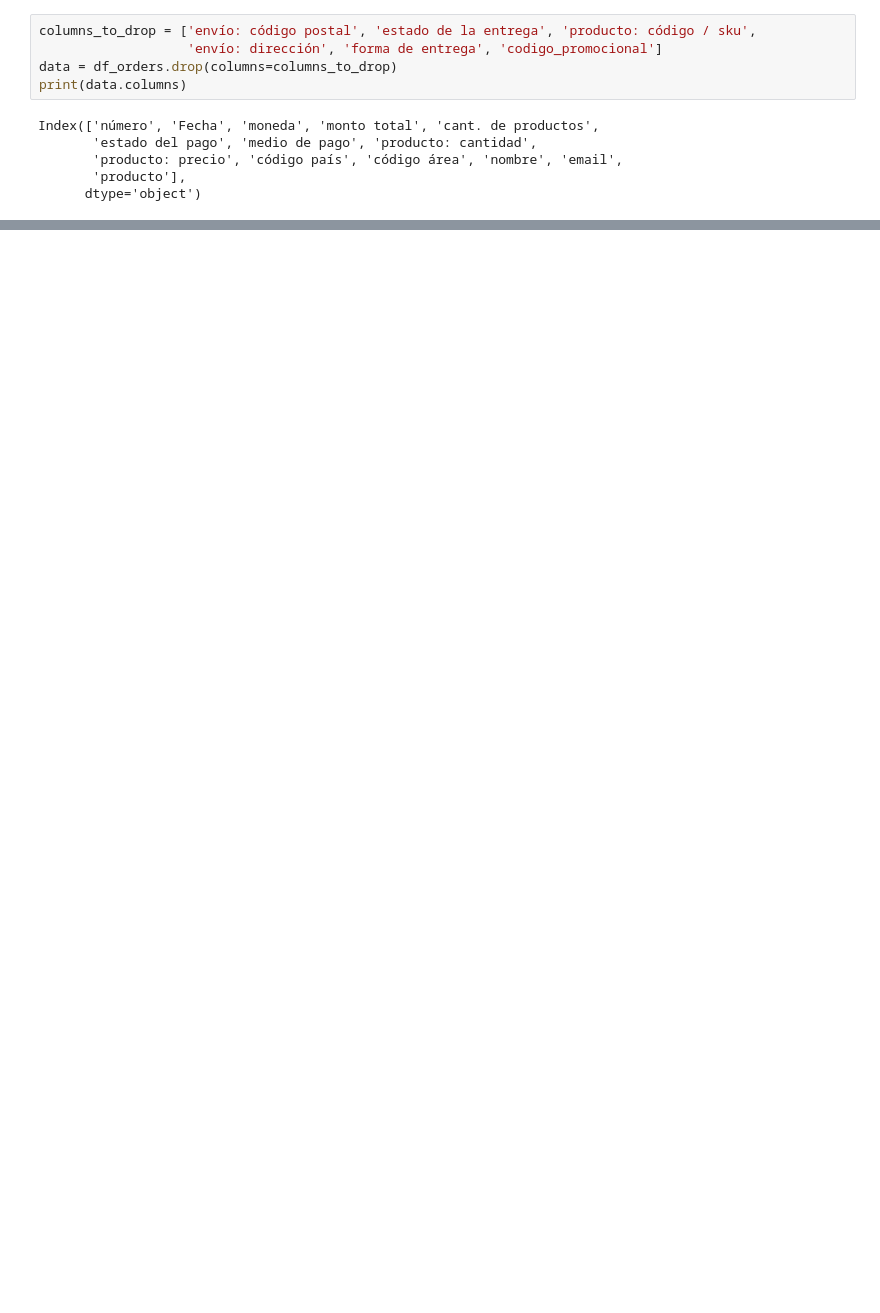
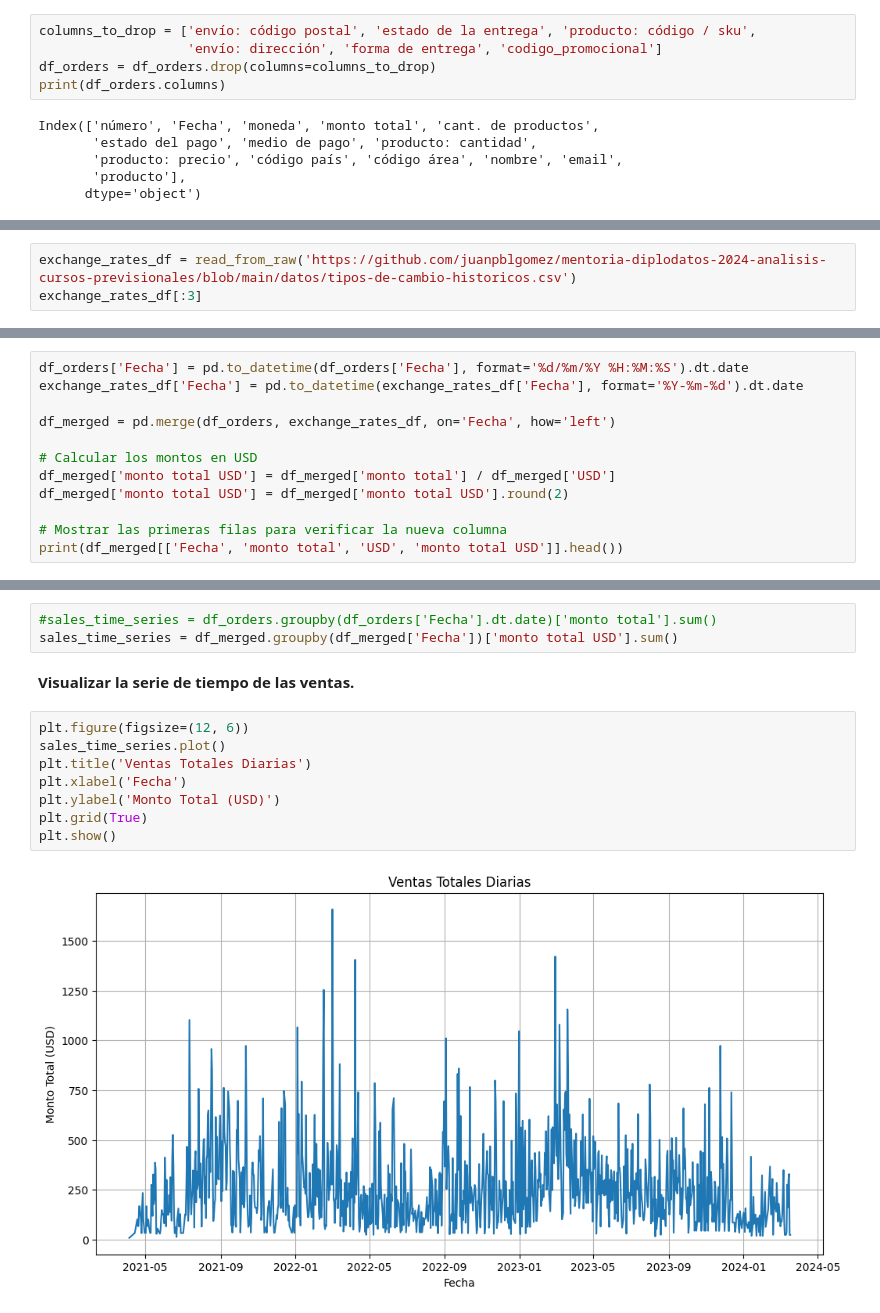
Before and after one commit to jpgomz/mentoria-diplodatos-2024-analisis-cursos-previsionales, a Jupyter notebook: ayvd.ipynb, the cells around one changed output, grey strips where cells are left out. Cells and saved outputs as stored; diff of their text form; blank space fills up the shorter version.

Commit message:
Conversion de montos a dolares

```diff
--- a/ayvd.ipynb
+++ b/ayvd.ipynb
@@ -96,8 +99,8 @@ Procederemos a eliminar aquellas columnas que carecen de mas del 95% de sus dato
 # %%
 columns_to_drop = ['envío: código postal', 'estado de la entrega', 'producto: código / sku',
                    'envío: dirección', 'forma de entrega', 'codigo_promocional']
-data = df_orders.drop(columns=columns_to_drop)
-print(data.columns)
+df_orders = df_orders.drop(columns=columns_to_drop)
+print(df_orders.columns)
 # %% [output]
 Index(['número', 'Fecha', 'moneda', 'monto total', 'cant. de productos',
        'estado del pago', 'medio de pago', 'producto: cantidad',
@@ -106,0 +116,3 @@ Index(['número', 'Fecha', 'moneda', 'monto total', 'cant. de productos',
+# %%
+exchange_rates_df = read_from_raw('https://github.com/juanpblgomez/mentoria-diplodatos-2024-analisis-cursos-previsionales/blob/main/datos/tipos-de-cambio-historicos.csv')
+exchange_rates_df[:3]
@@ -106,0 +124,12 @@ Index(['número', 'Fecha', 'moneda', 'monto total', 'cant. de productos',
+# %%
+df_orders['Fecha'] = pd.to_datetime(df_orders['Fecha'], format='%d/%m/%Y %H:%M:%S').dt.date
+exchange_rates_df['Fecha'] = pd.to_datetime(exchange_rates_df['Fecha'], format='%Y-%m-%d').dt.date
+
+df_merged = pd.merge(df_orders, exchange_rates_df, on='Fecha', how='left')
+
+# Calcular los montos en USD
+df_merged['monto total USD'] = df_merged['monto total'] / df_merged['USD']
+df_merged['monto total USD'] = df_merged['monto total USD'].round(2)
+
+# Mostrar las primeras filas para verificar la nueva columna
+print(df_merged[['Fecha', 'monto total', 'USD', 'monto total USD']].head())
@@ -106,0 +149,15 @@ Index(['número', 'Fecha', 'moneda', 'monto total', 'cant. de productos',
+# %%
+#sales_time_series = df_orders.groupby(df_orders['Fecha'].dt.date)['monto total'].sum()
+sales_time_series = df_merged.groupby(df_merged['Fecha'])['monto total USD'].sum()
+# %% [markdown]
+**Visualizar la serie de tiempo de las ventas.**
+# %%
+plt.figure(figsize=(12, 6))
+sales_time_series.plot()
+plt.title('Ventas Totales Diarias')
+plt.xlabel('Fecha')
+plt.ylabel('Monto Total (USD)')
+plt.grid(True)
+plt.show()
+# %% [output]
+[figure, added]
```
Also changed, not shown: parts of 12 cells of this notebook.
